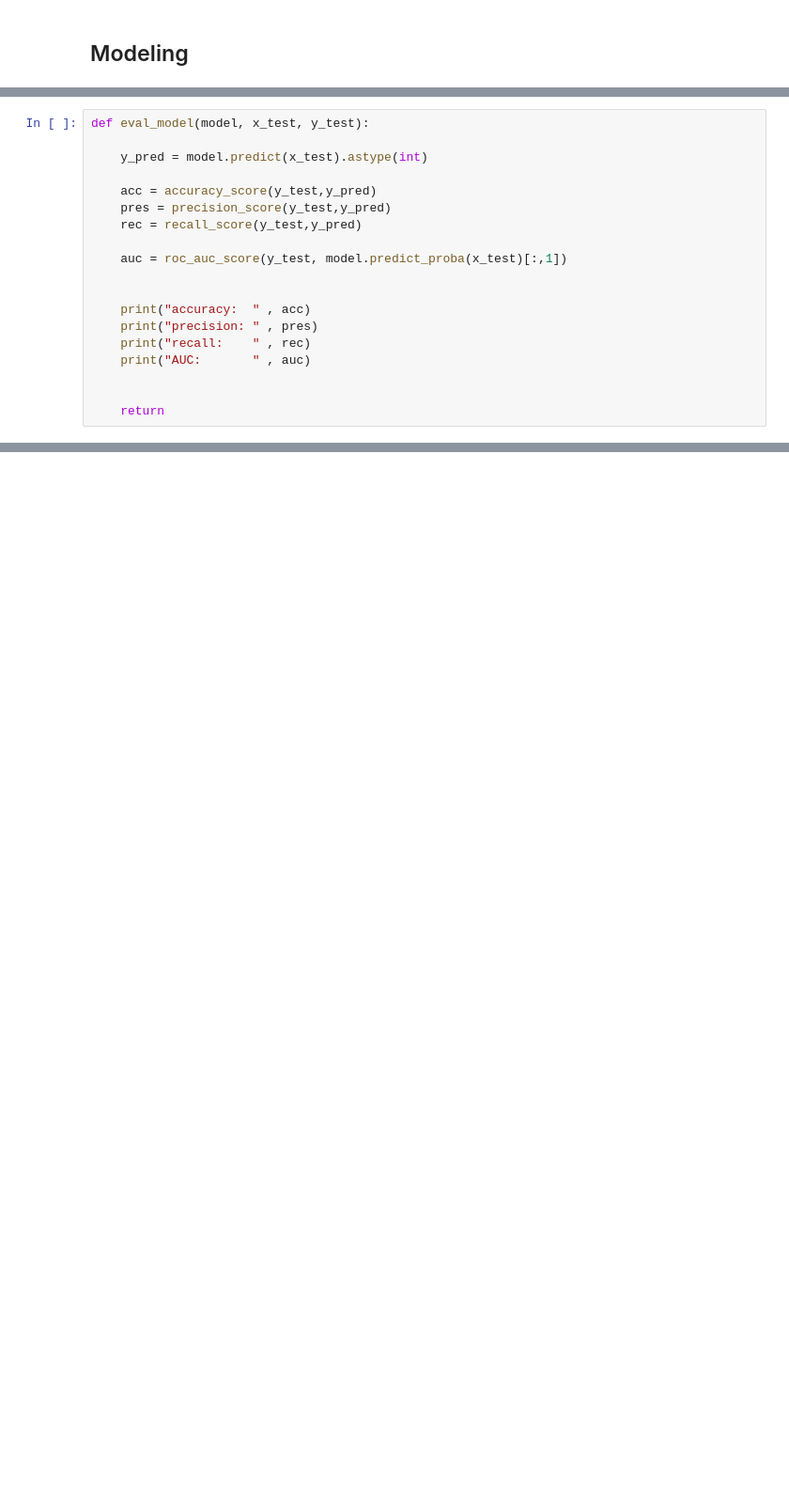
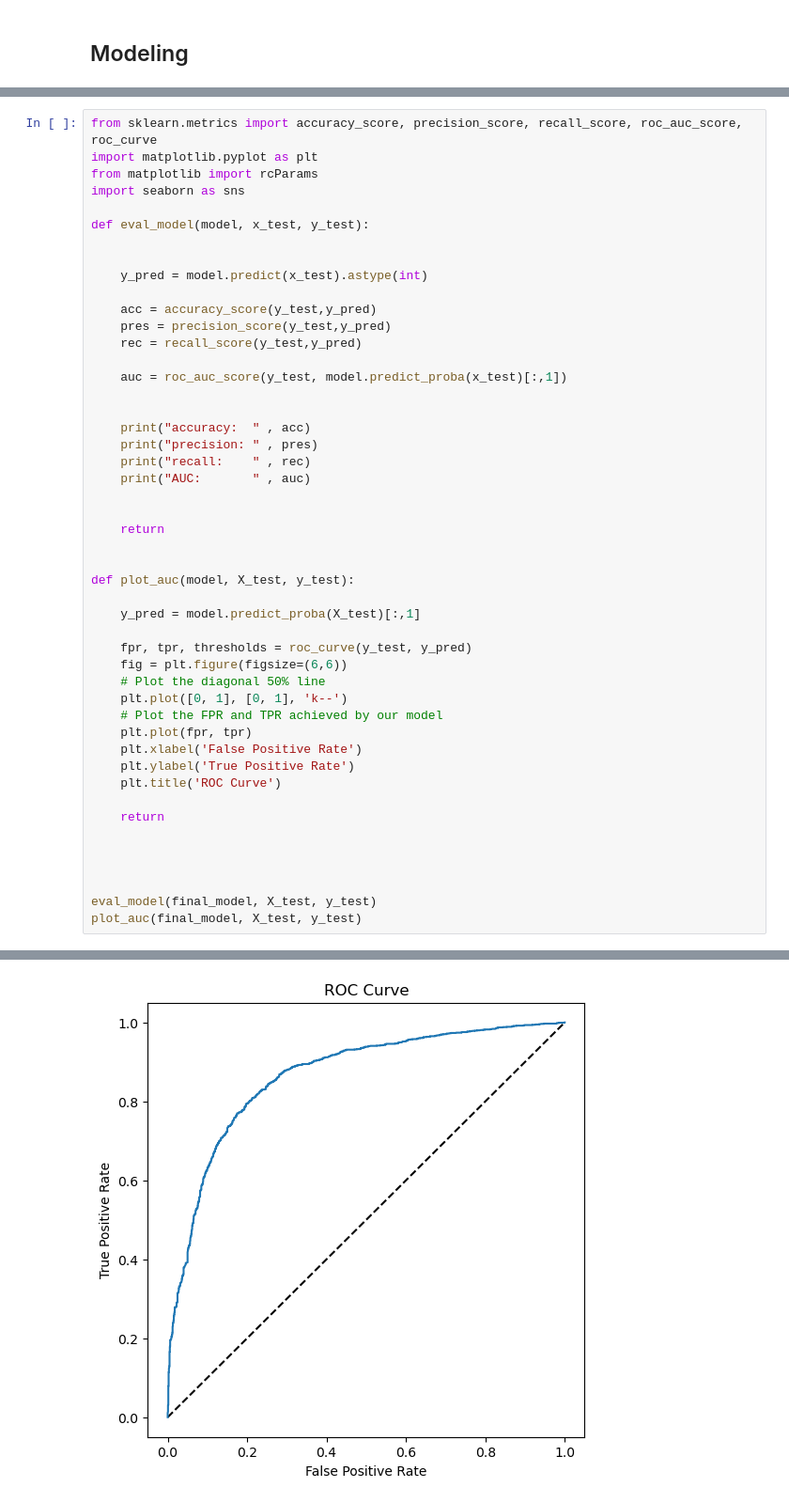
Before and after one commit to jc-simmons/AW-Projects, a Jupyter notebook: high-value classification/classify.ipynb, the cells around one changed output, grey strips where cells are left out. Shown at 94% size. Saved outputs shown, nothing was run; the diff lists cells and outputs as text; blank space fills up the shorter version.

```diff
--- a/high-value classification/classify.ipynb
+++ b/high-value classification/classify.ipynb
@@ -185,5 +241,11 @@ y_test = y_test.astype(int).values.ravel()
 # %%
+from sklearn.metrics import accuracy_score, precision_score, recall_score, roc_auc_score, roc_curve
+import matplotlib.pyplot as plt
+from matplotlib import rcParams
+import seaborn as sns
+
 def eval_model(model, x_test, y_test):
+
 
     y_pred = model.predict(x_test).astype(int)
 
@@ -201,3 +263,27 @@ def eval_model(model, x_test, y_test):
 
 
     return
+
+
+def plot_auc(model, X_test, y_test):
+
+    y_pred = model.predict_proba(X_test)[:,1]
+
+    fpr, tpr, thresholds = roc_curve(y_test, y_pred)
+    fig = plt.figure(figsize=(6,6))
+    # Plot the diagonal 50% line
+    plt.plot([0, 1], [0, 1], 'k--')
+    # Plot the FPR and TPR achieved by our model
+    plt.plot(fpr, tpr)
+    plt.xlabel('False Positive Rate')
+    plt.ylabel('True Positive Rate')
+    plt.title('ROC Curve')
+
+    return
+
+
+
+
+eval_model(final_model, X_test, y_test)
+plot_auc(final_model, X_test, y_test)
+# %% [output]
@@ -203,0 +294 @@ def eval_model(model, x_test, y_test):
+[figure, added]
```
Also changed, not shown: parts of 18 cells of this notebook.
